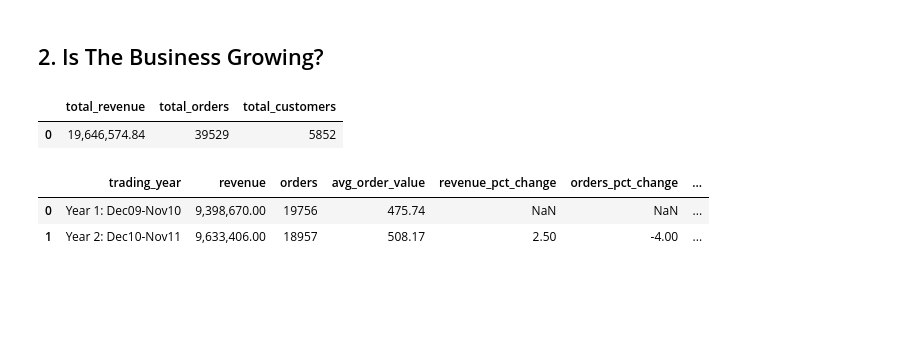
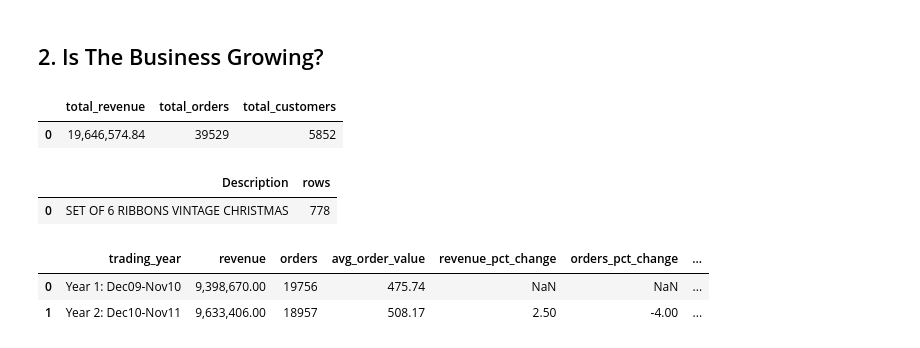
Before and after one commit to Hahm7/online_retail_analysis, a Jupyter notebook: notebooks/analysis.ipynb, the cells around one changed output. Drawn from its saved outputs; the diff is of its cells as text; code cells hidden in the pictures; blank space fills up the shorter version.

```diff
--- a/notebooks/analysis.ipynb
+++ b/notebooks/analysis.ipynb
@@ -56,6 +56,23 @@ totals
 # %% [output]
 |  | total_revenue | total_orders | total_customers |
 | 0 | 19,646,574.84 | 39529 | 5852 |
+# %%
+con.execute("""
+    SELECT
+        Description,
+        COUNT(*) AS rows
+    FROM
+        cleaned
+    WHERE
+        StockCode = '' AND Description IS NOT NULL
+    GROUP BY
+        Description
+    ORDER BY
+        rows DESC
+""").fetchdf()
+# %% [output]
+|  | Description | rows |
+| 0 | SET OF 6 RIBBONS VINTAGE CHRISTMAS | 778 |
 # %%
 # Comparing revenue, orders and customer total over the two years
 con.execute("""
```
Also changed, not shown: parts of 11 cells of this notebook, 2 other files.
